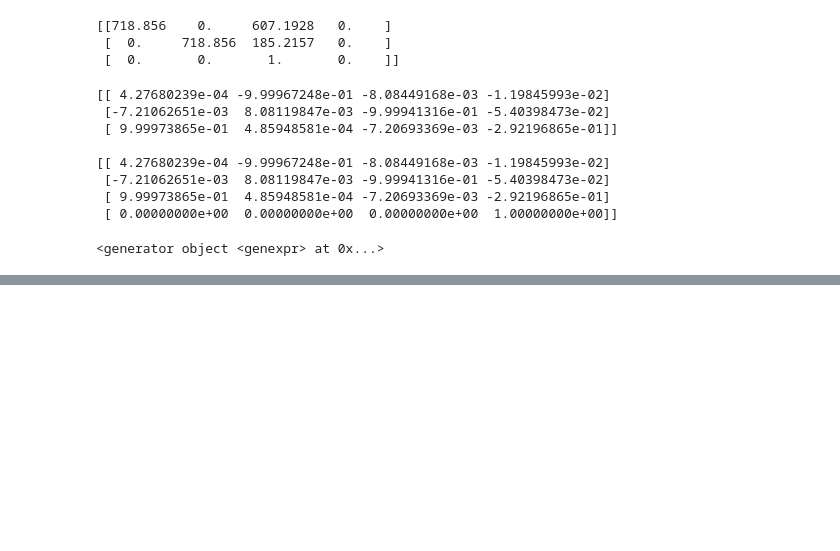
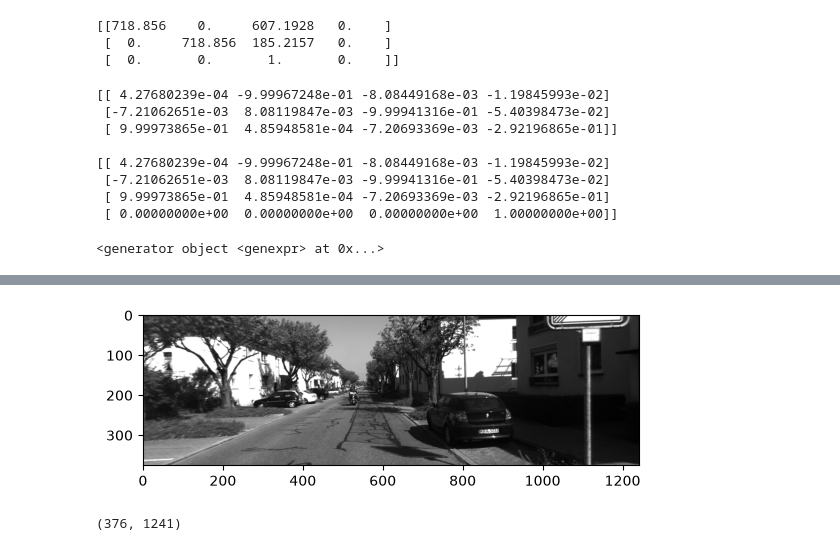
Before and after one commit to JanakaDilshanSendnayake/kitti-visual-odometry-python, a Jupyter notebook: Untitled.ipynb, the cells around one changed output, grey strips where cells are left out. Saved outputs shown, nothing was run; the diff lists cells and outputs as text; code cells hidden in the pictures; blank space fills up the shorter version.

```diff
--- a/Untitled.ipynb
+++ b/Untitled.ipynb
@@ -197 +230,10 @@ import cv2
+# %%
+plt.imshow(handler.first_image_right, cmap="gray")
+plt.show()
+# %% [output]
+[figure, added]
+# %%
+handler.first_image_left.shape
+# %% [output]
+(376, 1241)
 # %%
```
Also changed, not shown: parts of 11 cells of this notebook.
